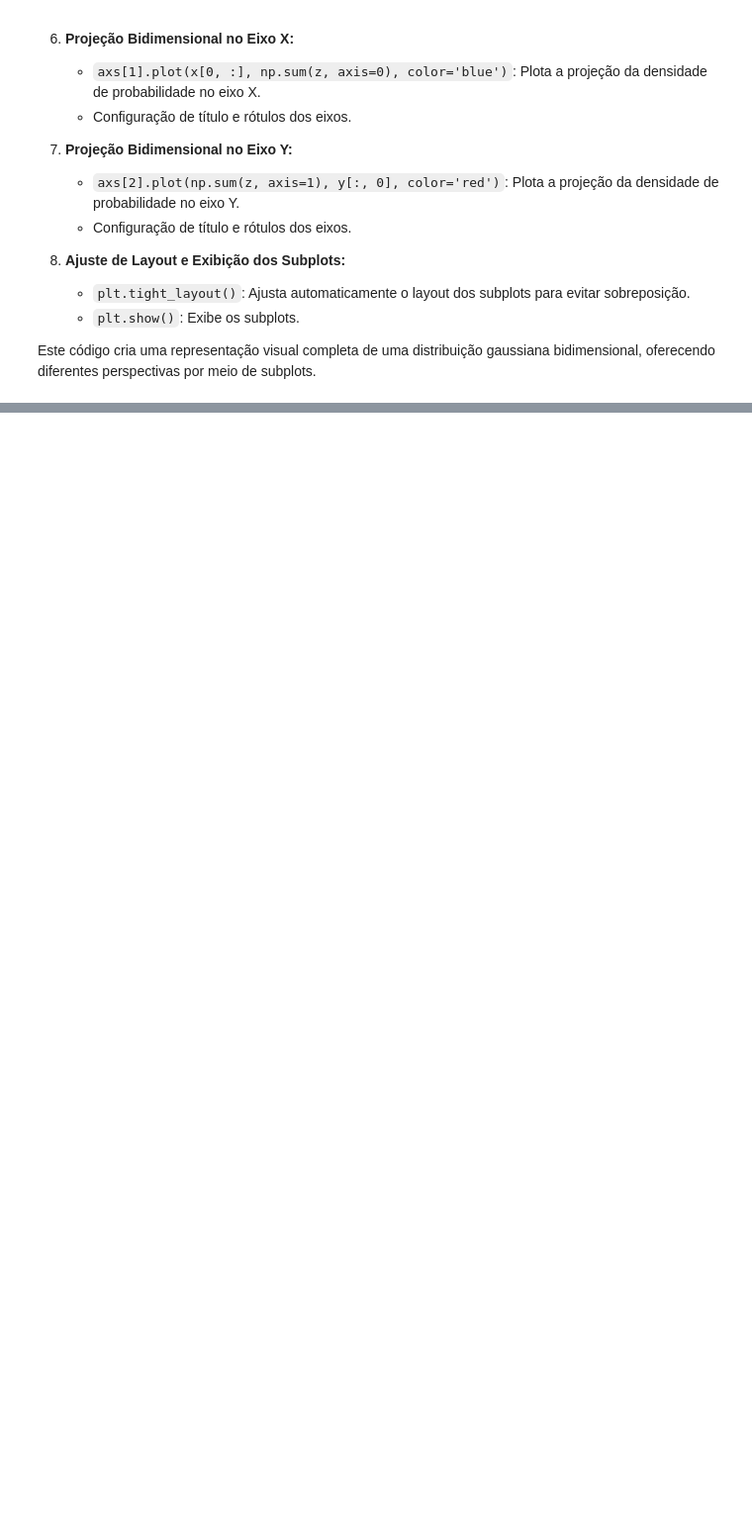
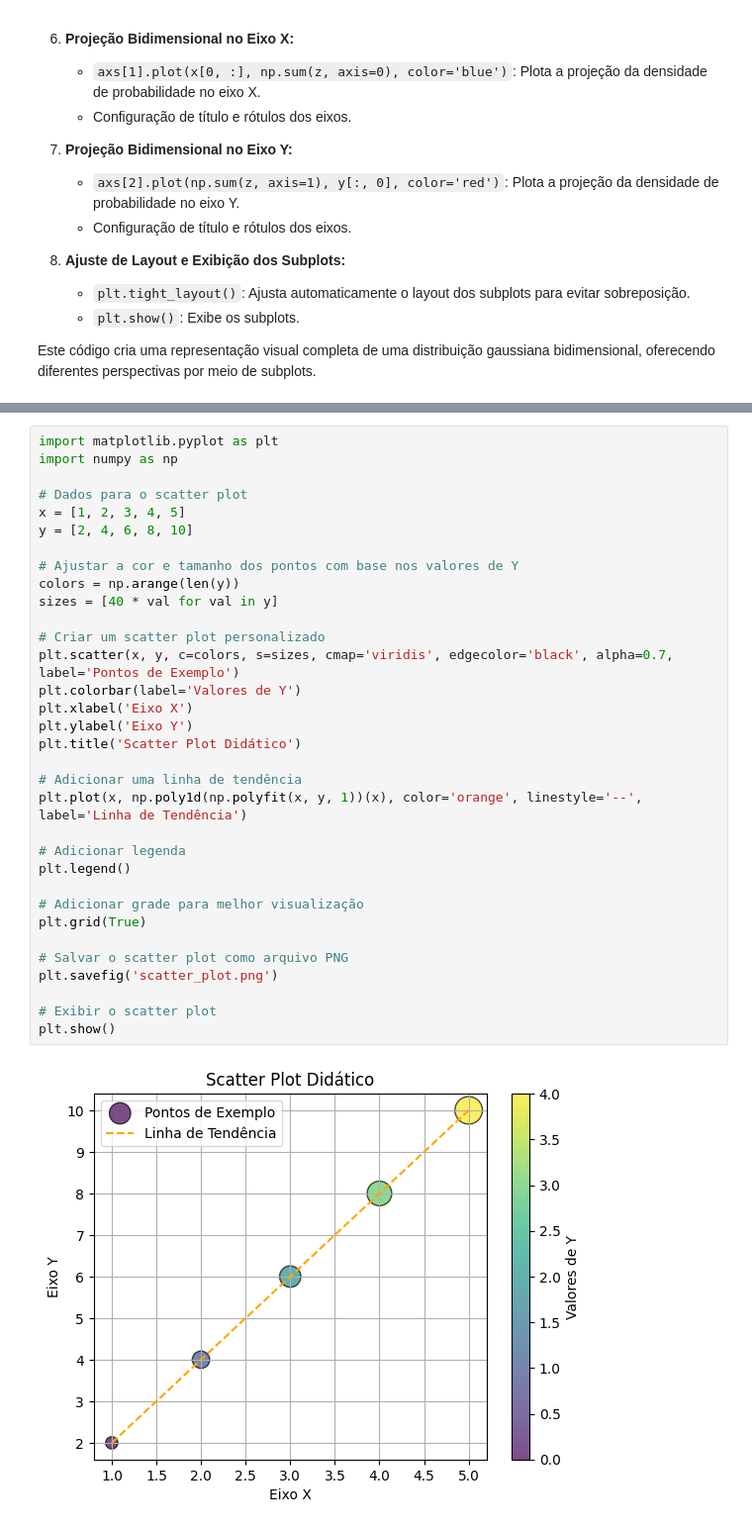
Before and after one commit to profheltonmaia/python-course, a Jupyter notebook: _sources/chapters/ch7/ch7.ipynb, the cells around one changed output, grey strips where cells are left out. Shown at 99% size. Drawn from its saved outputs; the diff is of its cells as text; blank space fills up the shorter version.

```diff
--- a/_sources/chapters/ch7/ch7.ipynb
+++ b/_sources/chapters/ch7/ch7.ipynb
@@ -449,0 +452,35 @@ Este código cria uma representação visual completa de uma distribuição gaus
+# %%
+import matplotlib.pyplot as plt
+import numpy as np
+
+# Dados para o scatter plot
+x = [1, 2, 3, 4, 5]
+y = [2, 4, 6, 8, 10]
+
+# Ajustar a cor e tamanho dos pontos com base nos valores de Y
+colors = np.arange(len(y))
+sizes = [40 * val for val in y]
+
+# Criar um scatter plot personalizado
+plt.scatter(x, y, c=colors, s=sizes, cmap='viridis', edgecolor='black', alpha=0.7, label='Pontos de Exemplo')
+plt.colorbar(label='Valores de Y')
+plt.xlabel('Eixo X')
+plt.ylabel('Eixo Y')
+plt.title('Scatter Plot Didático')
+
+# Adicionar uma linha de tendência
+plt.plot(x, np.poly1d(np.polyfit(x, y, 1))(x), color='orange', linestyle='--', label='Linha de Tendência')
+
+# Adicionar legenda
+plt.legend()
+
+# Adicionar grade para melhor visualização
+plt.grid(True)
+
+# Salvar o scatter plot como arquivo PNG
+plt.savefig('scatter_plot.png')
+
+# Exibir o scatter plot
+plt.show()
+# %% [output]
+[figure, added]
```
Also changed, not shown: parts of 4 cells of this notebook, 25 other files.
